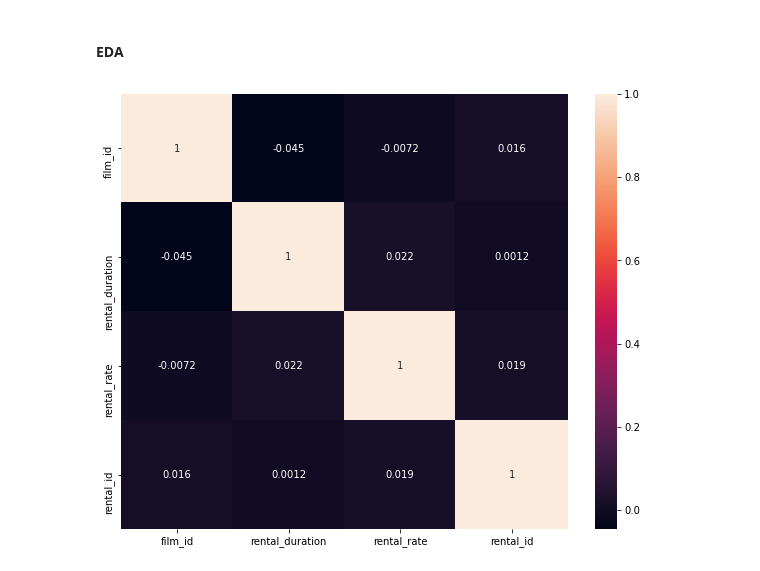
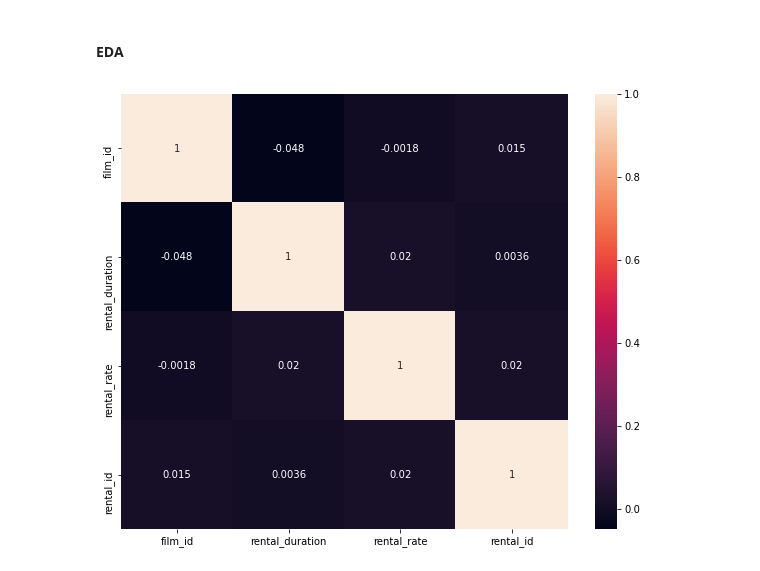
Before and after one commit to Ironhack-Data-0621-Remote/lab-predictions-logistic-regression, a Jupyter notebook: Lab | Making predictions with logistic regression.ipynb, the cells around one changed output. Drawn from its saved outputs; the diff is of its cells as text; code cells hidden in the pictures.

```diff
--- a/Lab | Making predictions with logistic regression.ipynb
+++ b/Lab | Making predictions with logistic regression.ipynb
@@ -89,0 +93,19 @@ data = data.dropna()
+# %%
+query1 = '''
+        with cte as (
+            SELECT f.film_id,
+            date_format(convert(r.rental_date,date),'%m') as actual_rental_date,
+            CASE WHEN lag(r.rental_date) OVER() THEN TRUE ELSE FALSE END as rented_last_month
+        FROM film f
+        JOIN inventory i
+        ON f.film_id = i.inventory_id
+        JOIN rental r
+        ON i.inventory_id = r.inventory_id
+        ORDER BY 1
+        )
+        SELECT *
+        FROM cte;
+        '''
+# %%
+data1 = pd.read_sql_query(query1, engine)
+data1
@@ -89,0 +126,2 @@ data = data.dropna()
+# %%
+data2 = pd.merge(data, data1[["film_id", "actual_rental_date", "rented_last_month"]], on= "film_id", how="left")
@@ -89,0 +144,2 @@ data = data.dropna()
+# %%
+data2['rented_last_month'] = data2['rented_last_month'].astype(str)
@@ -90,12 +167,10 @@ data = data.dropna()
 # %% [markdown]
 #### EDA
 # %%
-## I got lost as of here as my variables have really little correlation and if I check for the distribution I dont really understand
 
-
-corr_matrix=data.corr(method='pearson')
+corr_matrix=data2.corr(method='pearson')
 fig, ax = plt.subplots(figsize=(10, 8))
 ax = sns.heatmap(corr_matrix, annot=True)
 plt.show()
 # %% [output]
-[figure, old version]
+[figure, new version]
```
Also changed, not shown: parts of 13 cells of this notebook.
